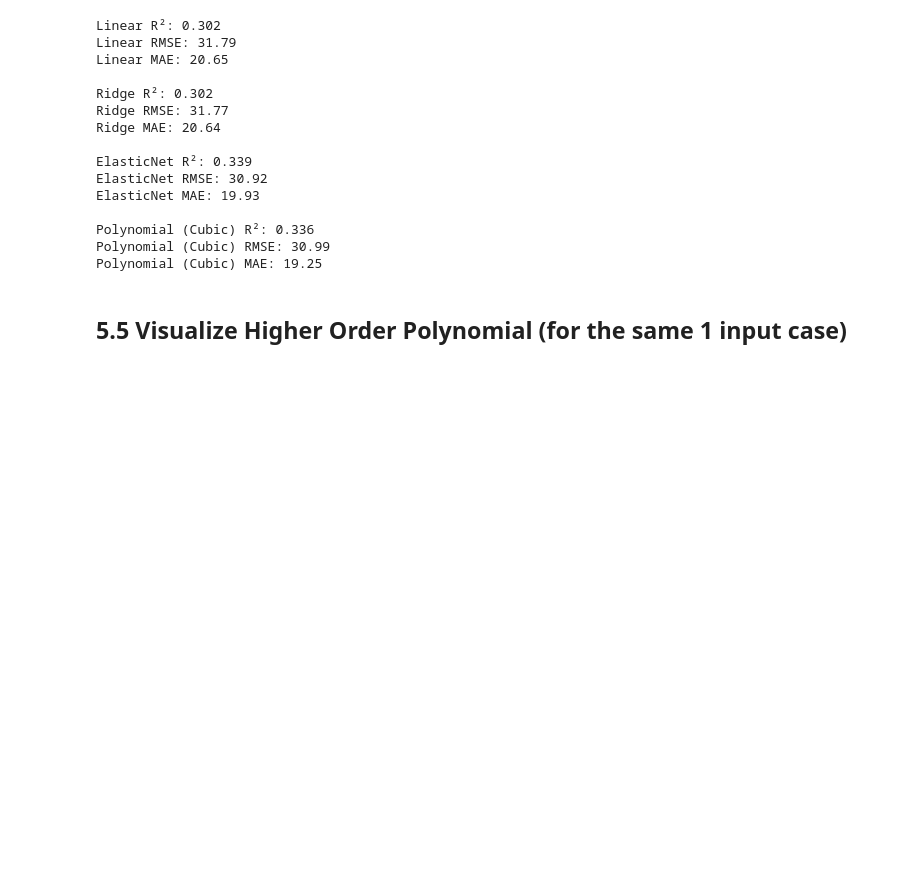
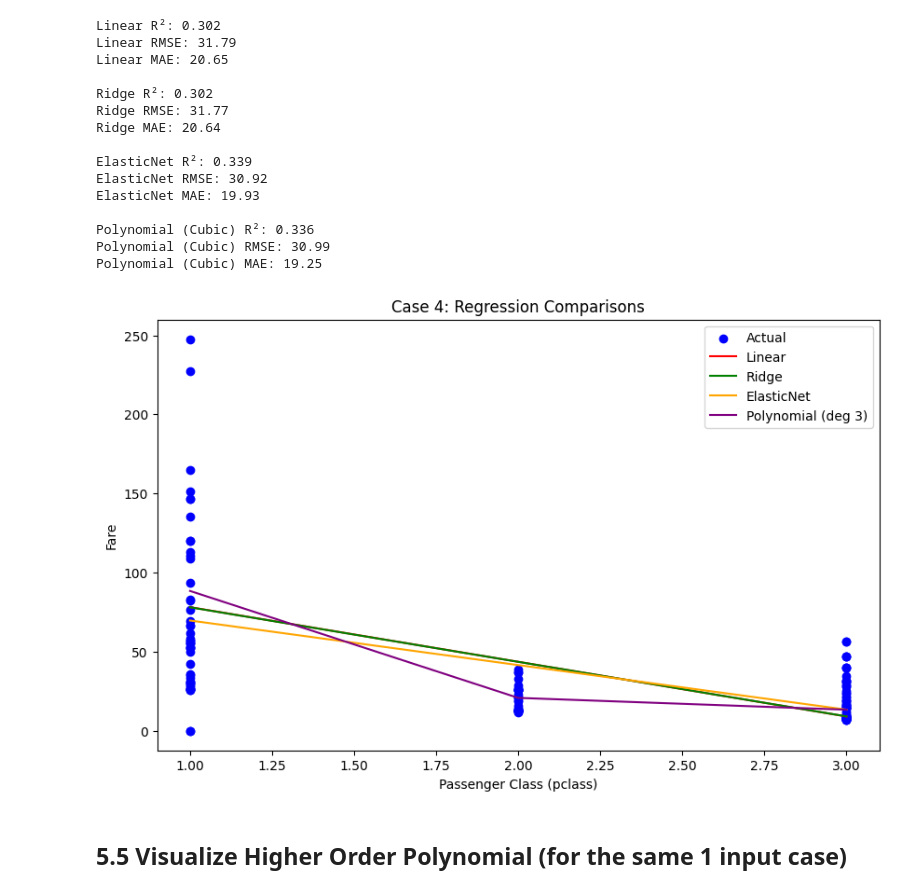
Before and after one commit to LFoster03/applied-ml-foster, a Jupyter notebook: notebooks/project04/ml04_foster.ipynb, the cells around one changed output. Saved outputs shown, nothing was run; the diff lists cells and outputs as text; code cells hidden in the pictures; blank space fills up the shorter version.

```diff
--- a/notebooks/project04/ml04_foster.ipynb
+++ b/notebooks/project04/ml04_foster.ipynb
@@ -359,6 +363,55 @@ ElasticNet MAE: 19.93
 Polynomial (Cubic) R²: 0.336
 Polynomial (Cubic) RMSE: 30.99
 Polynomial (Cubic) MAE: 19.25
+# %%
+# --- Linear Predictions ---
+y4_pred_train = lr_model4.predict(X4_train)
+y4_pred_test  = lr_model4.predict(X4_test)
+
+# --- Ridge Predictions ---
+y4_pred_ridge = ridge_model.predict(X4_test)
+
+# --- ElasticNet Predictions ---
+y4_pred_elastic = elastic_model.predict(X4_test)
+
+# --- Polynomial Predictions ---
+# Use degree=3 polynomial as example
+poly = PolynomialFeatures(degree=3)
+X4_train_poly = poly.fit_transform(X4_train)
+X4_test_poly  = poly.transform(X4_test)
+poly_model = LinearRegression()
+poly_model.fit(X4_train_poly, y4_train)
+y4_pred_poly = poly_model.predict(X4_test_poly)
+
+# --- Visualize ---
+# Sort X_test for smooth lines
+X4_test_sorted_idx = X4_test.squeeze().argsort()
+X4_test_sorted = X4_test.squeeze().iloc[X4_test_sorted_idx]
+
+plt.figure(figsize=(10,6))
+
+# Scatter actual points
+plt.scatter(X4_test, y4_test, color='blue', label='Actual')
+
+# Linear
+plt.plot(X4_test_sorted, y4_pred_test[X4_test_sorted_idx], color='red', label='Linear')
+
+# Ridge
+plt.plot(X4_test_sorted, y4_pred_ridge[X4_test_sorted_idx], color='green', label='Ridge')
+
+# ElasticNet
+plt.plot(X4_test_sorted, y4_pred_elastic[X4_test_sorted_idx], color='orange', label='ElasticNet')
+
+# Polynomial
+plt.plot(X4_test_sorted, y4_pred_poly[X4_test_sorted_idx], color='purple', label='Polynomial (deg 3)')
+
+plt.xlabel("Passenger Class (pclass)")
+plt.ylabel("Fare")
+plt.title("Case 4: Regression Comparisons")
+plt.legend()
+plt.show()
+# %% [output]
+[figure, added]
 # %% [markdown]
 ## 5.5 Visualize Higher Order Polynomial (for the same 1 input case)
 # %%
```
Also changed, not shown: parts of 5 cells of this notebook.
